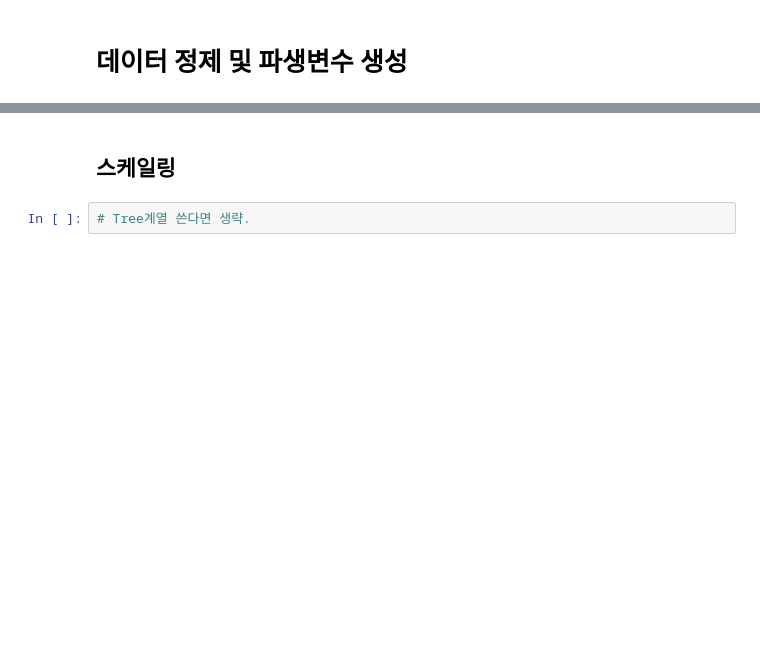
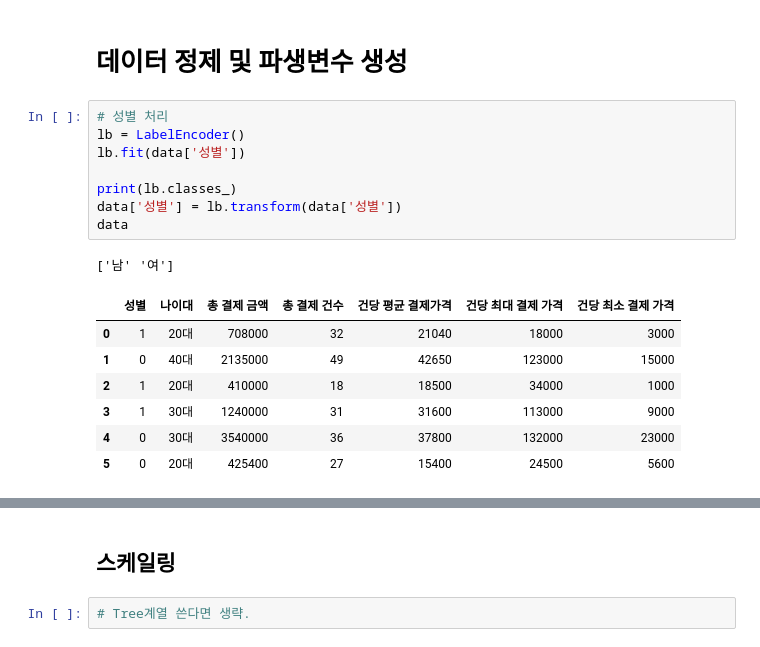
Before and after one commit to ssy0061/MyBusanTripInfo, a Jupyter notebook: MLcode/bnk_2022_termpj_basemodel.ipynb, the cells around one changed output, grey strips where cells are left out. Saved outputs shown, nothing was run; the diff lists cells and outputs as text; blank space fills up the shorter version.

```diff
--- a/MLcode/bnk_2022_termpj_basemodel.ipynb
+++ b/MLcode/bnk_2022_termpj_basemodel.ipynb
@@ -49,2 +107,19 @@ df.iloc[::100]
 # %% [markdown]
 # 데이터 정제 및 파생변수 생성
+# %%
+# 성별 처리
+lb = LabelEncoder()
+lb.fit(data['성별'])
+
+print(lb.classes_)
+data['성별'] = lb.transform(data['성별'])
+data
+# %% [output]
+['남' '여']
+|  | 성별 | 나이대 | 총 결제 금액 | 총 결제 건수 | 건당 평균 결제가격 | 건당 최대 결제 가격 | 건당 최소 결제 가격 |
+| 0 | 1 | 20대 | 708000 | 32 | 21040 | 18000 | 3000 |
+| 1 | 0 | 40대 | 2135000 | 49 | 42650 | 123000 | 15000 |
+| 2 | 1 | 20대 | 410000 | 18 | 18500 | 34000 | 1000 |
+| 3 | 1 | 30대 | 1240000 | 31 | 31600 | 113000 | 9000 |
+| 4 | 0 | 30대 | 3540000 | 36 | 37800 | 132000 | 23000 |
+| 5 | 0 | 20대 | 425400 | 27 | 15400 | 24500 | 5600 |
```
Also changed, not shown: parts of 28 cells of this notebook.
